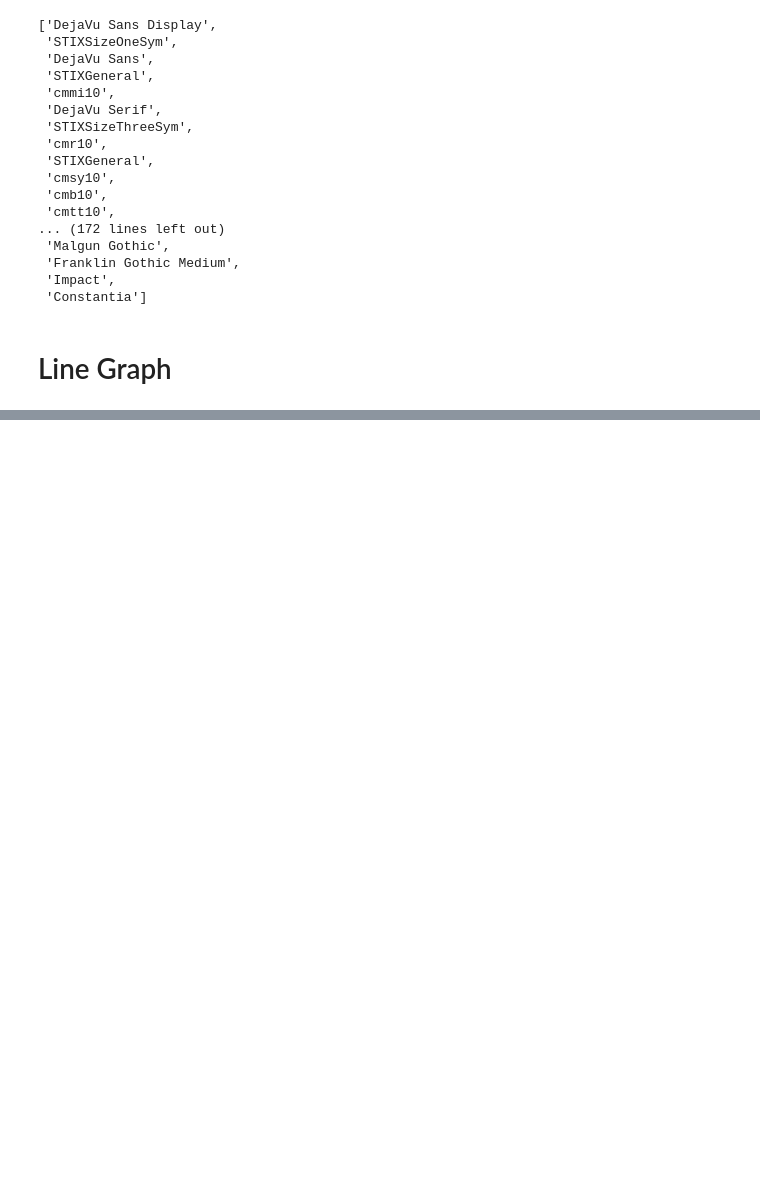
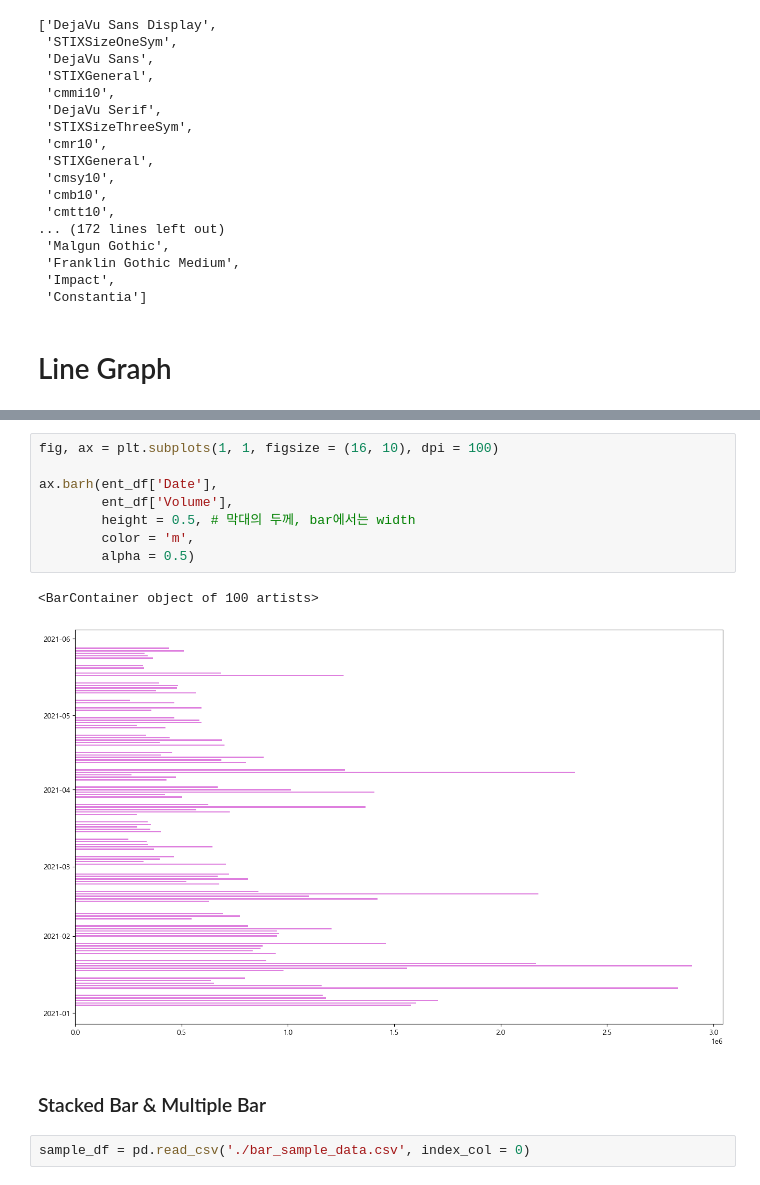
Before and after one commit to iop2000win/Basic, a Jupyter notebook: Visualization_Basic.ipynb, the cells around one changed output, grey strips where cells are left out. Drawn from its saved outputs; the diff is of its cells as text; blank space fills up the shorter version.

```diff
--- a/Visualization_Basic.ipynb
+++ b/Visualization_Basic.ipynb
@@ -117,0 +205,15 @@ plt.show()
+# %%
+fig, ax = plt.subplots(1, 1, figsize = (16, 10), dpi = 100)
+
+ax.barh(ent_df['Date'],
+        ent_df['Volume'],
+        height = 0.5, # 막대의 두께, bar에서는 width
+        color = 'm',
+        alpha = 0.5)
+# %% [output]
+<BarContainer object of 100 artists>
+[figure, added]
+# %% [markdown]
+### Stacked Bar & Multiple Bar
+# %%
+sample_df = pd.read_csv('./bar_sample_data.csv', index_col = 0)
```
Also changed, not shown: parts of 12 cells of this notebook.
